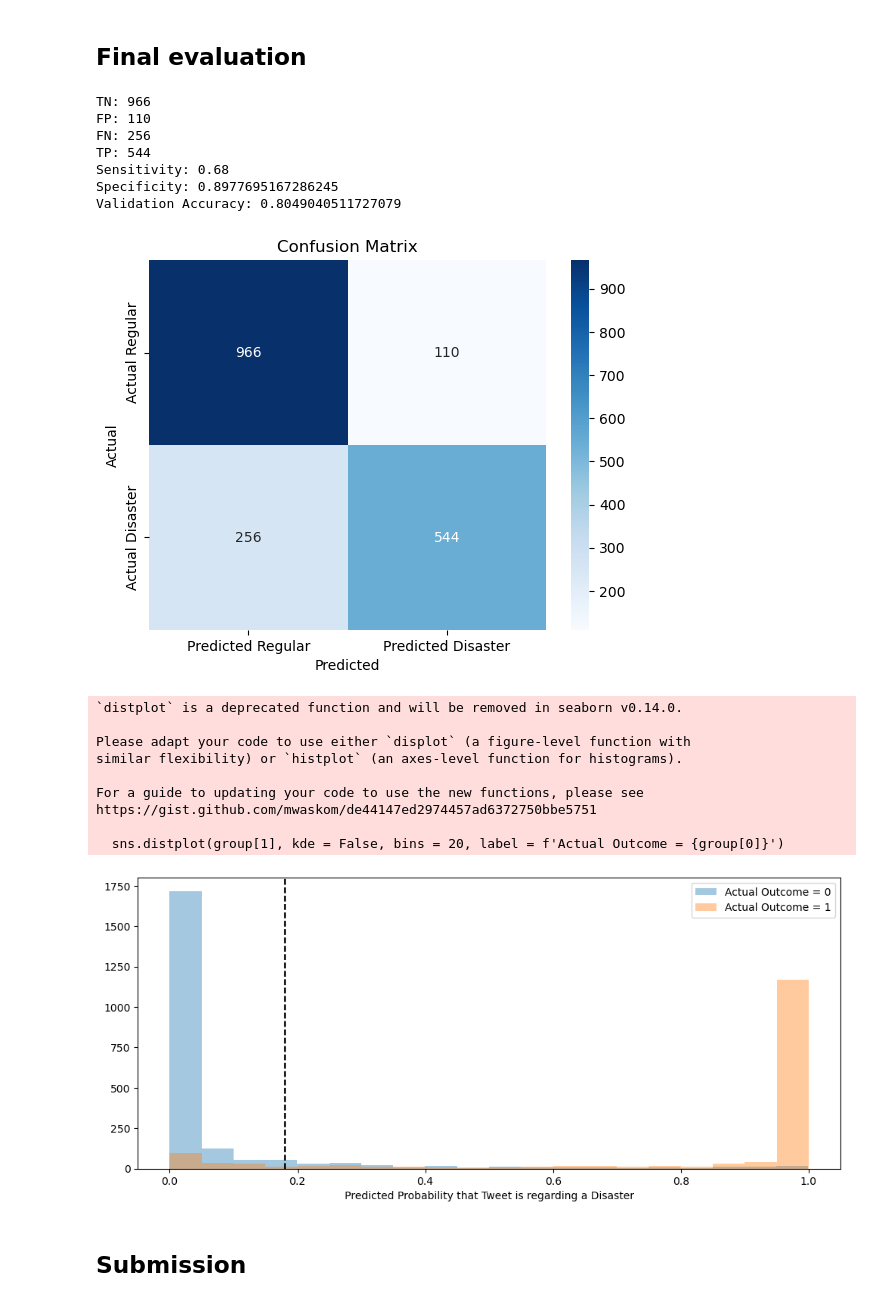
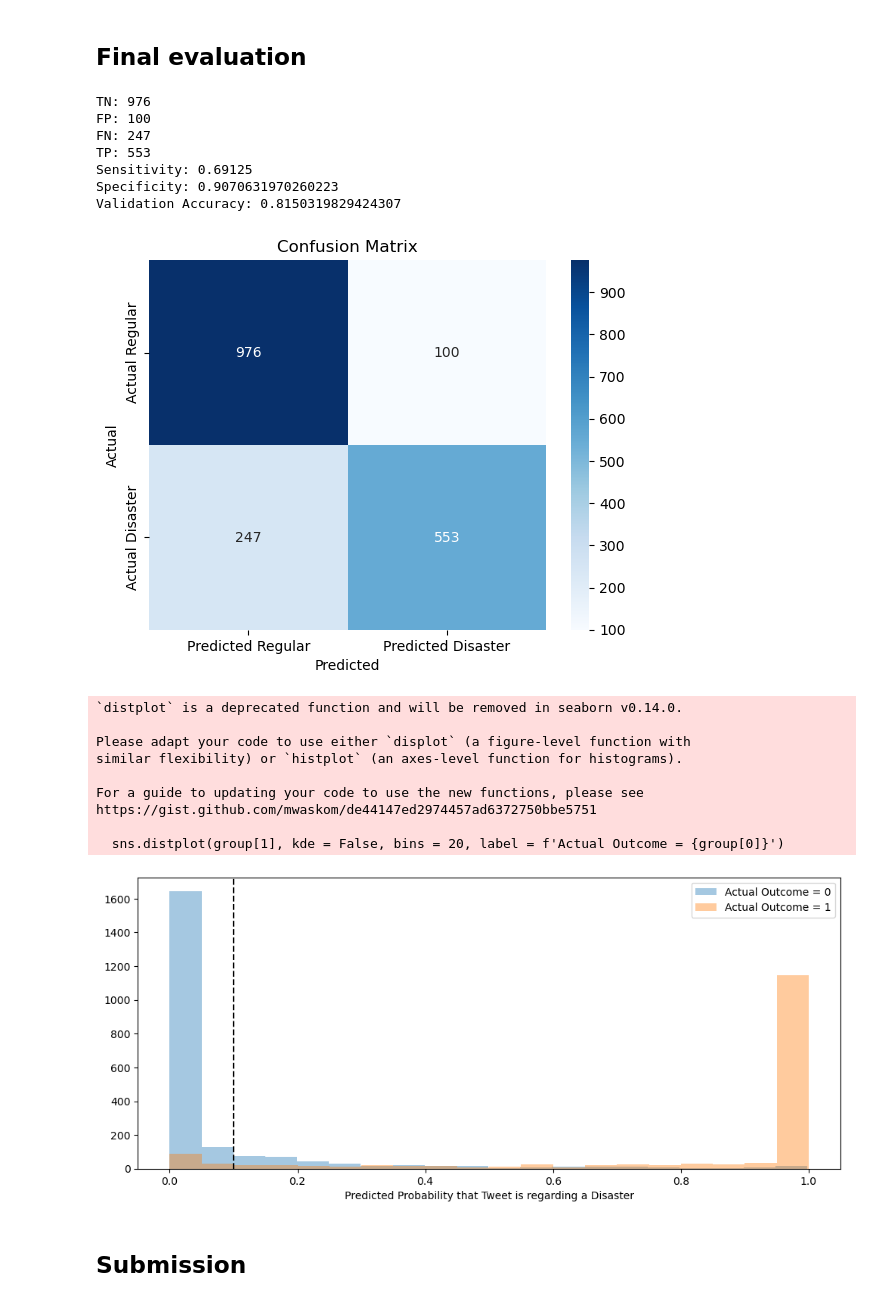
Before and after one commit to polinamin/disaster_recognition, a Jupyter notebook: code/Data_Model_Polina.ipynb, the cells around one changed output. Cells and saved outputs as stored; diff of their text form; code cells hidden in the pictures.

```diff
--- a/Data_collection_Polina.ipynb
+++ b/code/Data_Model_Polina.ipynb
@@ -600,0 +493,10 @@ df_filtered_copy = df_filtered_.dropna()
+# %%
+w_tokenizer = nltk.tokenize.WhitespaceTokenizer()
+lemmatizer = WordNetLemmatizer()
+def lemmatize_text(text):
+    x = [lemmatizer.lemmatize(w) for w in w_tokenizer.tokenize(text)]
+    return(" ".join(x))
+
+df_train_copy_lemm = df_train_copy.apply(lemmatize_text)
+# %%
+df_filtered_df = pd.DataFrame(df_train_copy_lemm)
@@ -964,5 +850,5 @@ df_filtered_copy[df_filtered_copy.duplicated(subset=['tweet_4_stemm']) == True]
 # %% [markdown]
 **Count Vector**
 # %%
-X_lemm = df_filtered_["tweet_4_lemm"]
+X_lemm = df_filtered_df["text"]
 y = df_filtered["target"]
@@ -1210,7 +1173,0 @@ print(gs_dt_tvec_n.score(Xn_test_tv,y_traintest))
-# %%
-preds = gs_n_logr.predict(Xn_traintest)
-
-cm = confusion_matrix(y_traintest, preds, labels=gs_n_logr.classes_)
-disp = ConfusionMatrixDisplay(confusion_matrix=cm,
-                              display_labels=gs_n_logr.classes_)
-disp.plot();
@@ -1219,7 +1174,7 @@ disp.plot();
 # %% [markdown]
 ## Final evaluation
 # %%
-def sklearn_evaluation(model, X_test_in_model, y_test_truth, decision_boundary=0.5):
+def sklearn_evaluation(model, X_test_in_model, y_test_truth, decision_boundary=0.1):
 
     predict_probs = model.predict_proba(X_test_in_model)[:,1]
 
@@ -1237,43 +1192,43 @@ def sklearn_evaluation(model, X_test_in_model, y_test_truth, decision_boundary=0
     plt.xlabel('Predicted')
     plt.ylabel('Actual')
     plt.title('Confusion Matrix')
     plt.show();
 
     reshaped_probs=predict_probs.tolist()
 
     pred_df = pd.DataFrame({'true_values': y_test_truth, 'pred_probs': predict_probs})
 
     plt.figure(figsize = (12, 5))
     # plot distributions of predicted probabilities by actual values
     for group in pred_df.groupby('true_values'):
         sns.distplot(group[1], kde = False, bins = 20, label = f'Actual Outcome = {group[0]}')
 
     # Add cutoff line
-    plt.axvline(0.18, color = 'black', linestyle = '--')
+    plt.axvline(decision_boundary, color = 'black', linestyle = '--')
 
     plt.xlabel('Predicted Probability that Tweet is regarding a Disaster')
     plt.legend();
 
 sklearn_evaluation(gs_n, Xn_traintest, y_traintest)
 # %% [output]
-TN: 966
-FP: 110
-FN: 256
-TP: 544
-Sensitivity: 0.68
-Specificity: 0.8977695167286245
-Validation Accuracy: 0.8049040511727079
+TN: 976
+FP: 100
+FN: 247
+TP: 553
+Sensitivity: 0.69125
+Specificity: 0.9070631970260223
+Validation Accuracy: 0.8150319829424307
-[figure, old version]
+[figure, new version]
 `distplot` is a deprecated function and will be removed in seaborn v0.14.0.
 
 Please adapt your code to use either `displot` (a figure-level function with
 similar flexibility) or `histplot` (an axes-level function for histograms).
 
 For a guide to updating your code to use the new functions, please see
 https://gist.github.com/mwaskom/de44147ed2974457ad6372750bbe5751
 
   sns.distplot(group[1], kde = False, bins = 20, label = f'Actual Outcome = {group[0]}')
-[figure, old version]
+[figure, new version]
 # %% [markdown]
 ## Submission
 # %%
```
Also changed, not shown: parts of 91 cells of this notebook, 27 other files.
